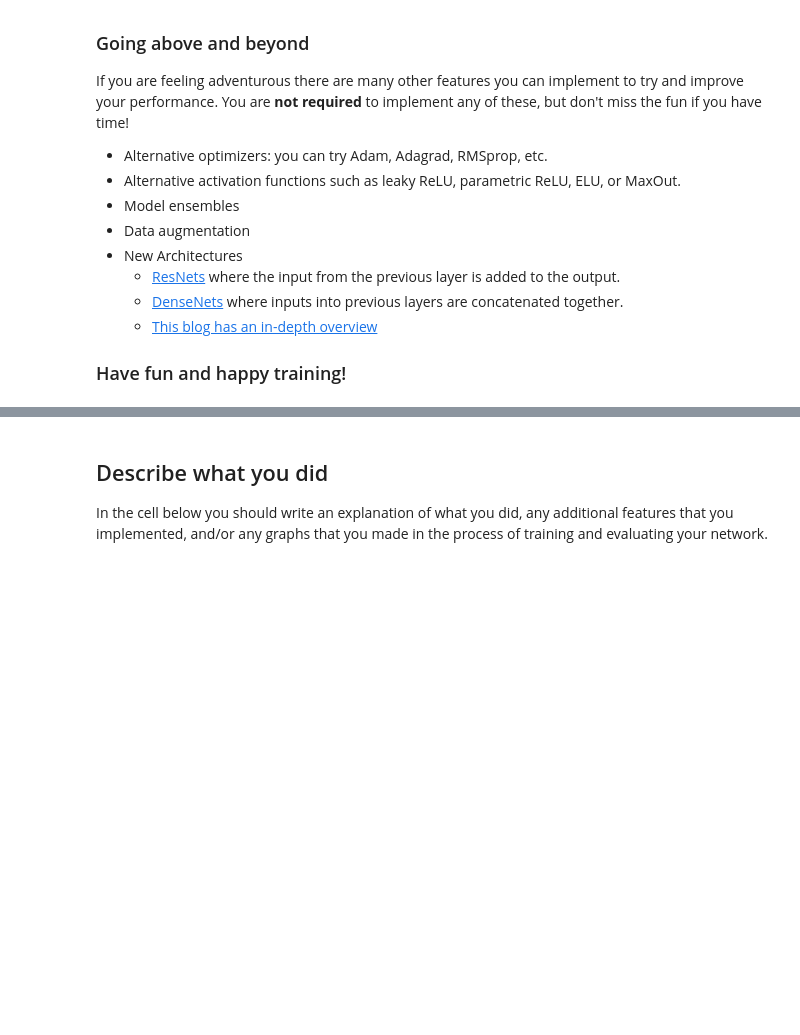
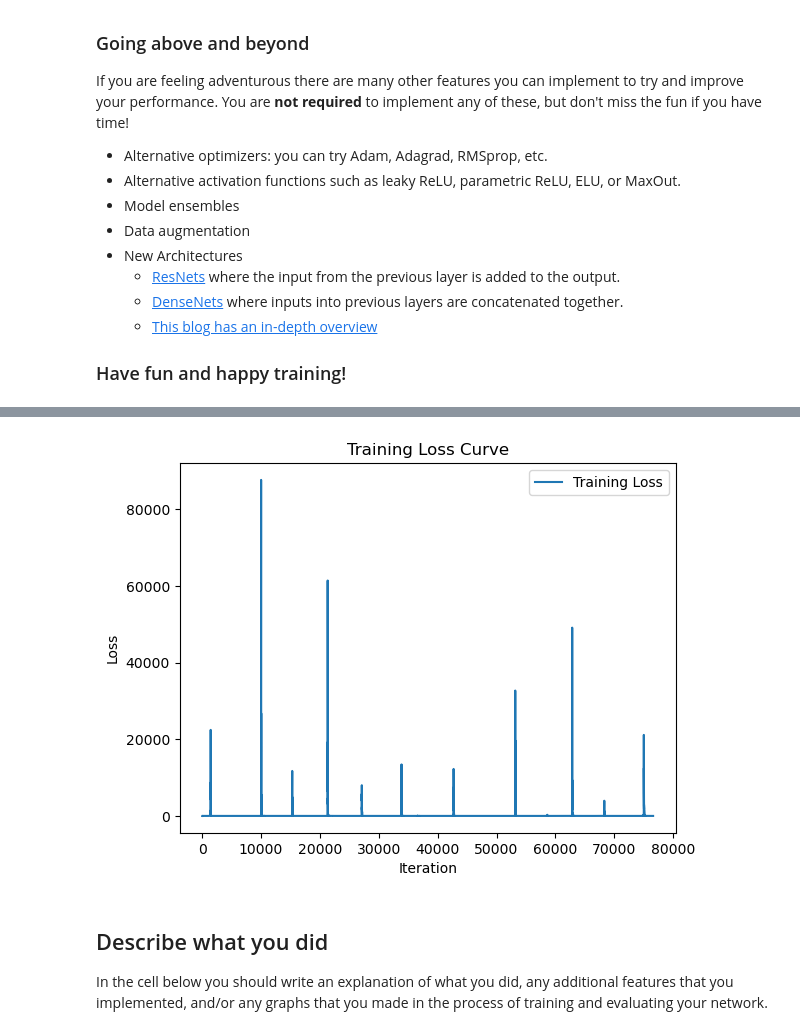
Before and after one commit to musitelli/DLVIS, a Jupyter notebook: assignment2/PyTorch.ipynb, the cells around one changed output, grey strips where cells are left out. Saved outputs shown, nothing was run; the diff lists cells and outputs as text; code cells hidden in the pictures; blank space fills up the shorter version.

```diff
--- a/assignment2/PyTorch.ipynb
+++ b/assignment2/PyTorch.ipynb
@@ -108,0 +109,2 @@ ModuleNotFoundError: No module named 'torch'
+# %%
+device = torch.device("mps")
@@ -836,3 +1317,16 @@ train_part34(model, optimizer, epochs=10)
+# %%
+import matplotlib.pyplot as plt
+
+# Plot the loss curve
+plt.figure()
+plt.plot(loss, label='Training Loss')
+plt.xlabel("Iteration")
+plt.ylabel("Loss")
+plt.title("Training Loss Curve")
+plt.legend()
+plt.show()
+# %% [output]
+[figure, added]
 # %% [markdown]
 ## Describe what you did
 
```
Also changed, not shown: parts of 21 cells of this notebook, 1 other file.
